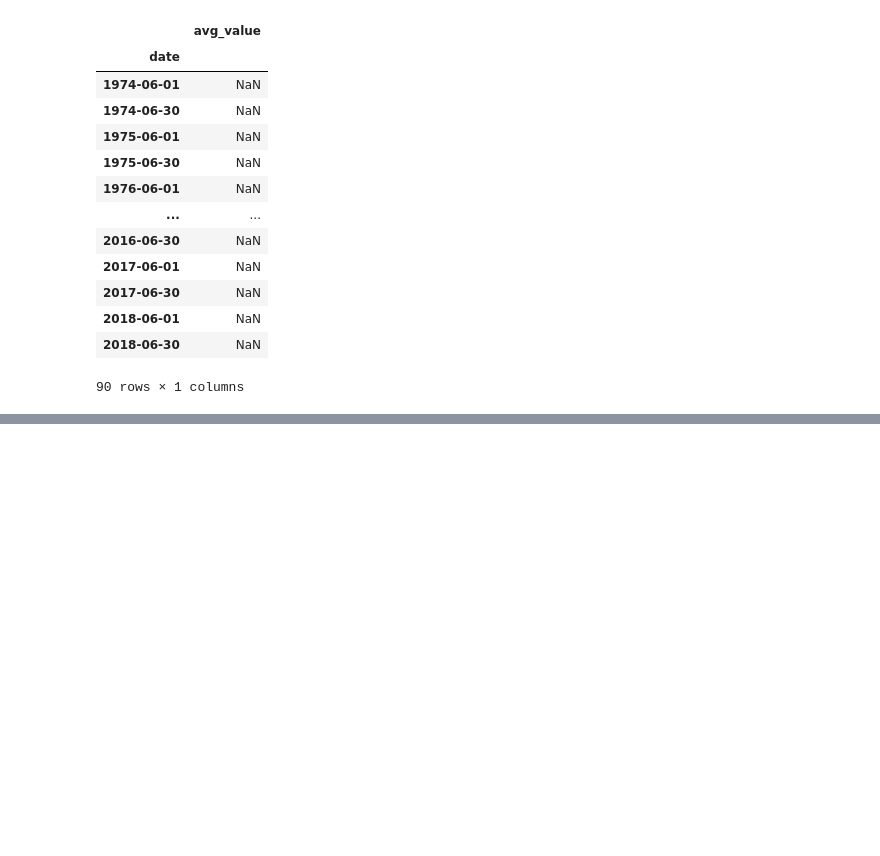
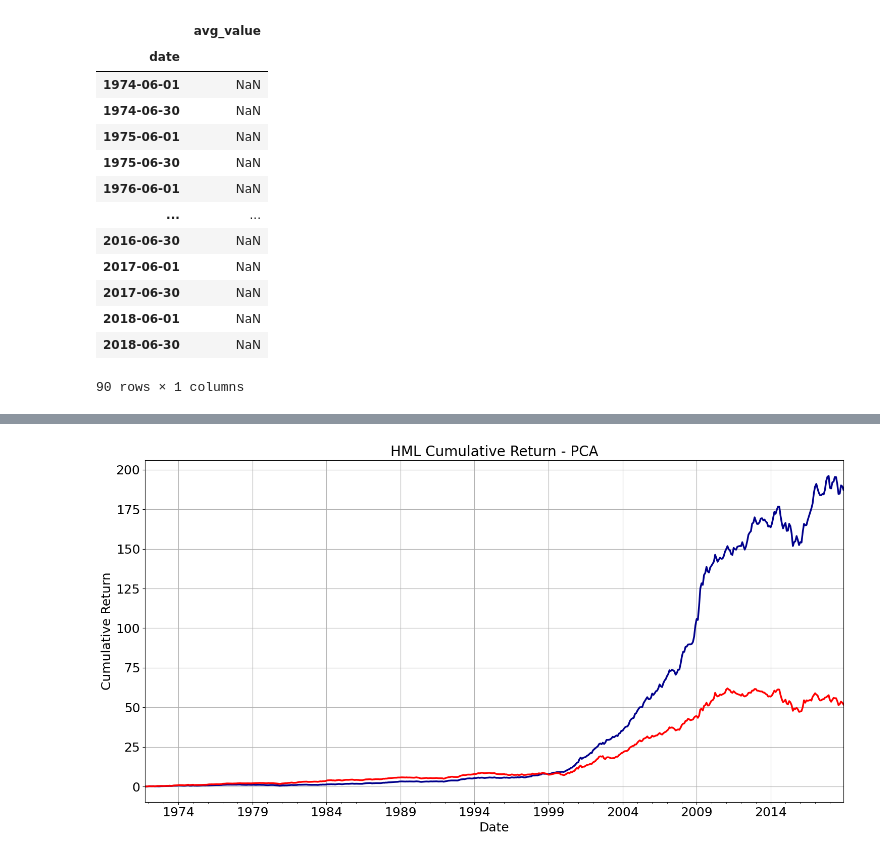
Before and after one commit to justusschenk/valueinvesting, a Jupyter notebook: Fundamental-Equity.ipynb, the cells around one changed output, grey strips where cells are left out. Saved outputs shown, nothing was run; the diff lists cells and outputs as text; code cells hidden in the pictures; blank space fills up the shorter version.

```diff
--- a/Fundamental-Equity.ipynb
+++ b/Fundamental-Equity.ipynb
@@ -5075,0 +6354,25 @@ longret
+# %%
+#portfolio_returns.set_index('date', inplace=True)
+hml_pca = portfolio_returns['HML_PCA']
+hml_pca = pd.DataFrame(hml_pca)
+hml_pca.column = ['HML_PCA']
+hml_pca['cumret'] = (1+hml_pca['HML_PCA']).cumprod()-1
+
+hml_bm = portfolio_returns['HML_BM']
+hml_bm = pd.DataFrame(hml_bm)
+hml_bm.column = ['HML_BM']
+hml_bm['cumret'] = (1+hml_bm['HML_BM']).cumprod() -1
+
+fig, ax1 = plt.subplots(1, figsize=(15, 8))
+
+# Cumulative HML
+hml_pca['cumret'].plot(ax=ax1, linewidth=2.5, color='darkblue', fontsize=18)
+hml_bm['cumret'].plot(ax=ax1, linewidth=2.5, color='red', fontsize=18)
+ax1.set_ylabel("Cumulative Return", fontsize=18)
+ax1.set_xlabel('Date', fontsize=18)
+ax1.grid(True)
+ax1.set_title("HML Cumulative Return - PCA", fontsize=20)
+plt.tight_layout()
+plt.show()
+# %% [output]
+[figure, added]
```
Also changed, not shown: parts of 19 cells of this notebook, 15 other files.
